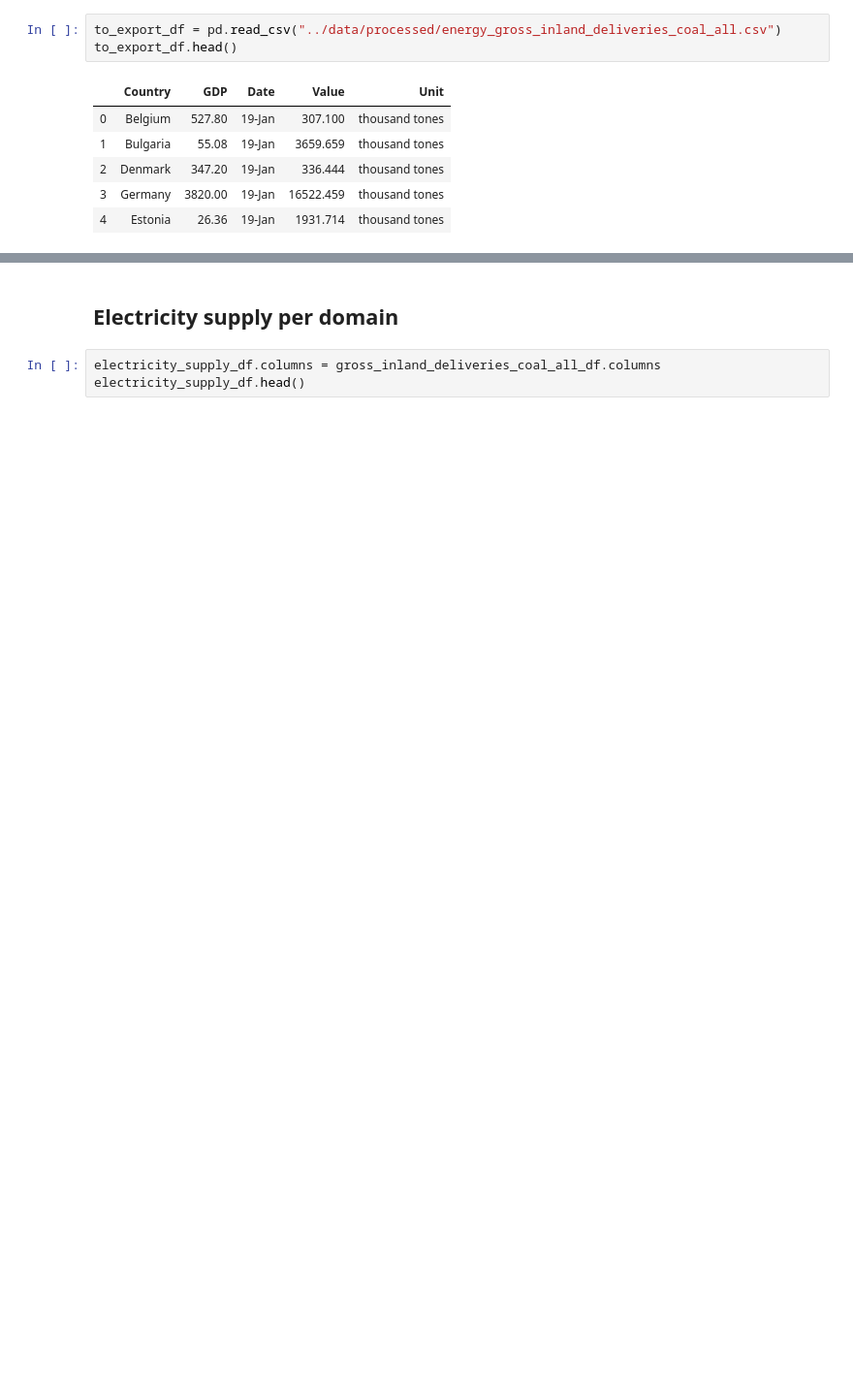
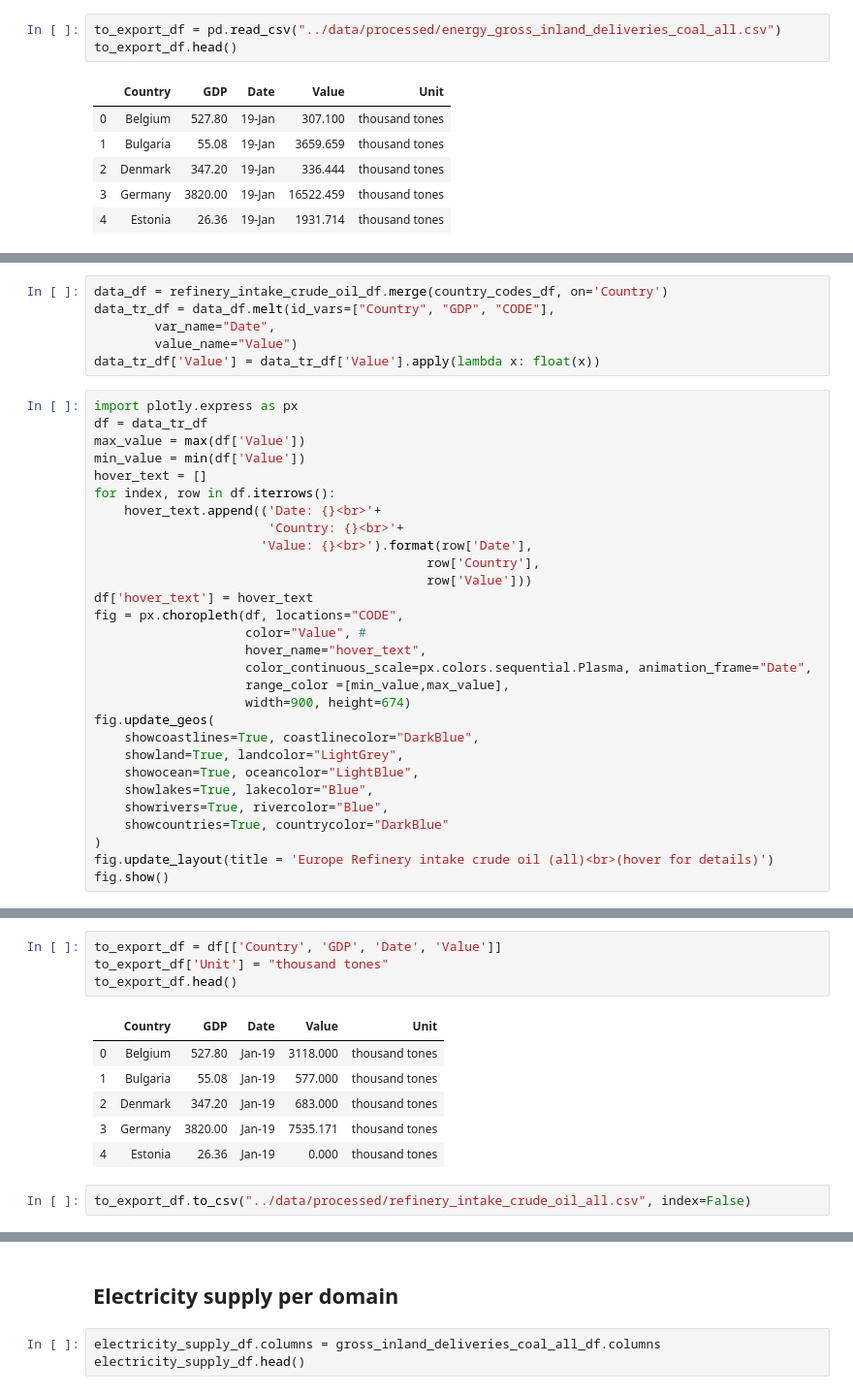
Before and after one commit to gabrielpreda/nasa_2020, a Jupyter notebook: analysis/energy - eda.ipynb, the cells around one changed output, grey strips where cells are left out. Shown at 97% size. Drawn from its saved outputs; the diff is of its cells as text; blank space fills up the shorter version.

```diff
--- a/analysis/energy - eda.ipynb
+++ b/analysis/energy - eda.ipynb
@@ -163,0 +168,35 @@ to_export_df.head()
+# %%
+data_df = refinery_intake_crude_oil_df.merge(country_codes_df, on='Country')
+data_tr_df = data_df.melt(id_vars=["Country", "GDP", "CODE"],
+        var_name="Date",
+        value_name="Value")
+data_tr_df['Value'] = data_tr_df['Value'].apply(lambda x: float(x))
+# %%
+import plotly.express as px
+df = data_tr_df
+max_value = max(df['Value'])
+min_value = min(df['Value'])
+hover_text = []
+for index, row in df.iterrows():
+    hover_text.append(('Date: {}<br>'+
+                       'Country: {}<br>'+
+                      'Value: {}<br>').format(row['Date'],
+                                            row['Country'],
+                                            row['Value']))
+df['hover_text'] = hover_text
+fig = px.choropleth(df, locations="CODE",
+                    color="Value", #
+                    hover_name="hover_text",
+                    color_continuous_scale=px.colors.sequential.Plasma, animation_frame="Date",
+                    range_color =[min_value,max_value],
+                    width=900, height=674)
+fig.update_geos(
+    showcoastlines=True, coastlinecolor="DarkBlue",
+    showland=True, landcolor="LightGrey",
+    showocean=True, oceancolor="LightBlue",
+    showlakes=True, lakecolor="Blue",
+    showrivers=True, rivercolor="Blue",
+    showcountries=True, countrycolor="DarkBlue"
+)
+fig.update_layout(title = 'Europe Refinery intake crude oil (all)<br>(hover for details)')
+fig.show()
@@ -163,0 +206,13 @@ to_export_df.head()
+# %%
+to_export_df = df[['Country', 'GDP', 'Date', 'Value']]
+to_export_df['Unit'] = "thousand tones"
+to_export_df.head()
+# %% [output]
+|  | Country | GDP | Date | Value | Unit |
+| 0 | Belgium | 527.80 | Jan-19 | 3118.000 | thousand tones |
+| 1 | Bulgaria | 55.08 | Jan-19 | 577.000 | thousand tones |
+| 2 | Denmark | 347.20 | Jan-19 | 683.000 | thousand tones |
+| 3 | Germany | 3820.00 | Jan-19 | 7535.171 | thousand tones |
+| 4 | Estonia | 26.36 | Jan-19 | 0.000 | thousand tones |
+# %%
+to_export_df.to_csv("../data/processed/refinery_intake_crude_oil_all.csv", index=False)
```
Also changed, not shown: parts of 9 cells of this notebook, 2 other files.
